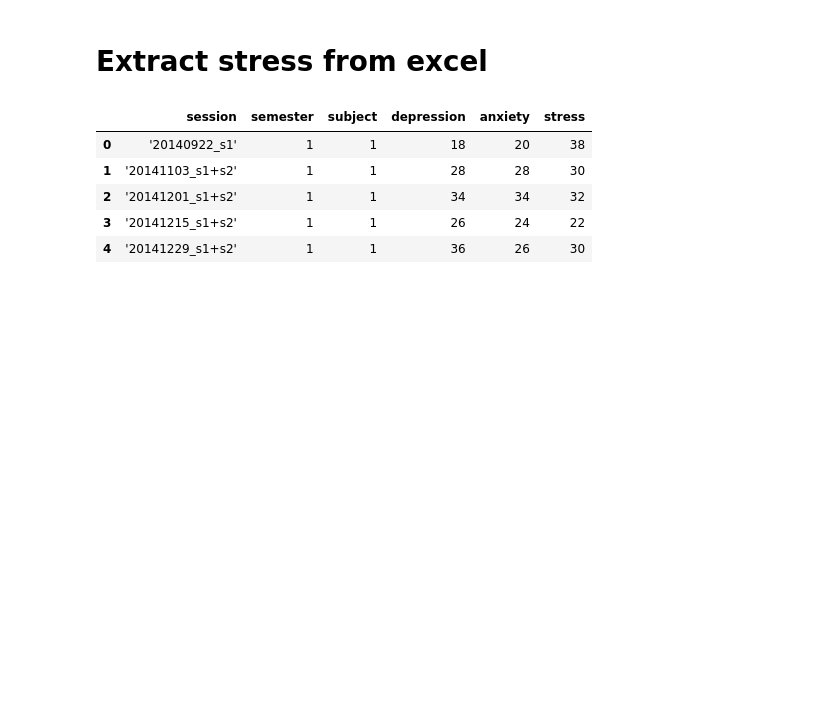
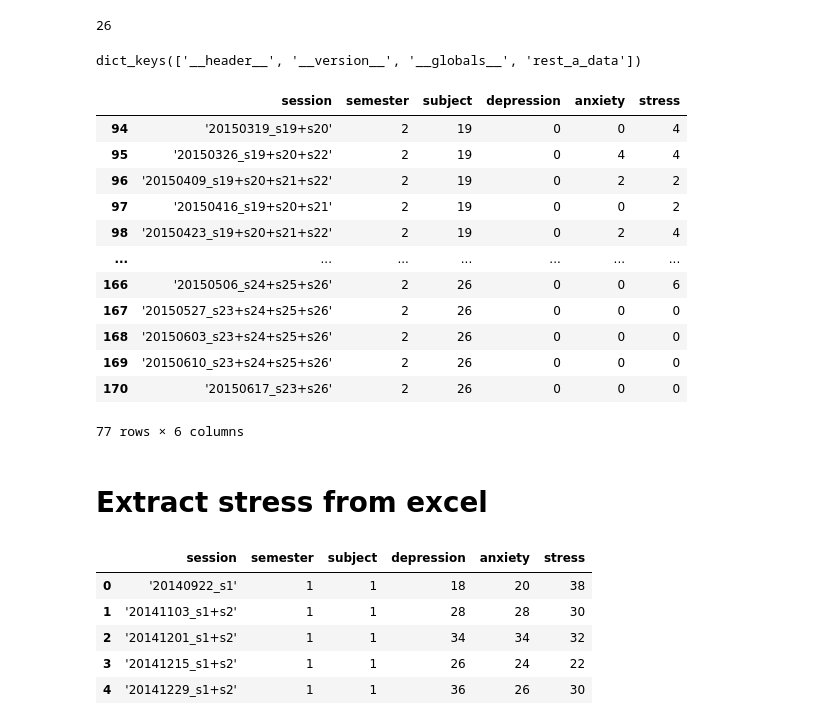
Before and after one commit to hundredball/Classroom_stress, a Jupyter notebook: data_analysis.ipynb, the cells around one changed output. Saved outputs shown, nothing was run; the diff lists cells and outputs as text; code cells hidden in the pictures; blank space fills up the shorter version.

```diff
--- a/data_analysis.ipynb
+++ b/data_analysis.ipynb
@@ -19,0 +24,4 @@ import preprocessing
+# %%
+len(channels['ch_lib'][0])
+# %% [output]
+26
@@ -20,3 +30,25 @@ import preprocessing
+# %%
+EEG.keys()
+# %% [output]
+dict_keys(['__header__', '__version__', '__globals__', 'rest_a_data'])
+# %%
+df_DASS = pd.read_csv('./data/SFC_DASS21.csv')
+# %%
+df_DASS.loc[df_DASS['subject'].isin(list(range(19,27)))]
+# %% [output]
+|  | session | semester | subject | depression | anxiety | stress |
+| 94 | '20150319_s19+s20' | 2 | 19 | 0 | 0 | 4 |
+| 95 | '20150326_s19+s20+s22' | 2 | 19 | 0 | 4 | 4 |
+| 96 | '20150409_s19+s20+s21+s22' | 2 | 19 | 0 | 2 | 2 |
+| 97 | '20150416_s19+s20+s21' | 2 | 19 | 0 | 0 | 2 |
+| 98 | '20150423_s19+s20+s21+s22' | 2 | 19 | 0 | 2 | 4 |
+| ... | ... | ... | ... | ... | ... | ... |
+| 166 | '20150506_s24+s25+s26' | 2 | 26 | 0 | 0 | 6 |
+| 167 | '20150527_s23+s24+s25+s26' | 2 | 26 | 0 | 0 | 0 |
+| 168 | '20150603_s23+s24+s25+s26' | 2 | 26 | 0 | 0 | 0 |
+| 169 | '20150610_s23+s24+s25+s26' | 2 | 26 | 0 | 0 | 0 |
+| 170 | '20150617_s23+s26' | 2 | 26 | 0 | 0 | 0 |
+77 rows × 6 columns
 # %% [markdown]
 # Extract stress from excel
 # %%
```
Also changed, not shown: parts of 7 cells of this notebook, 3 other files.
